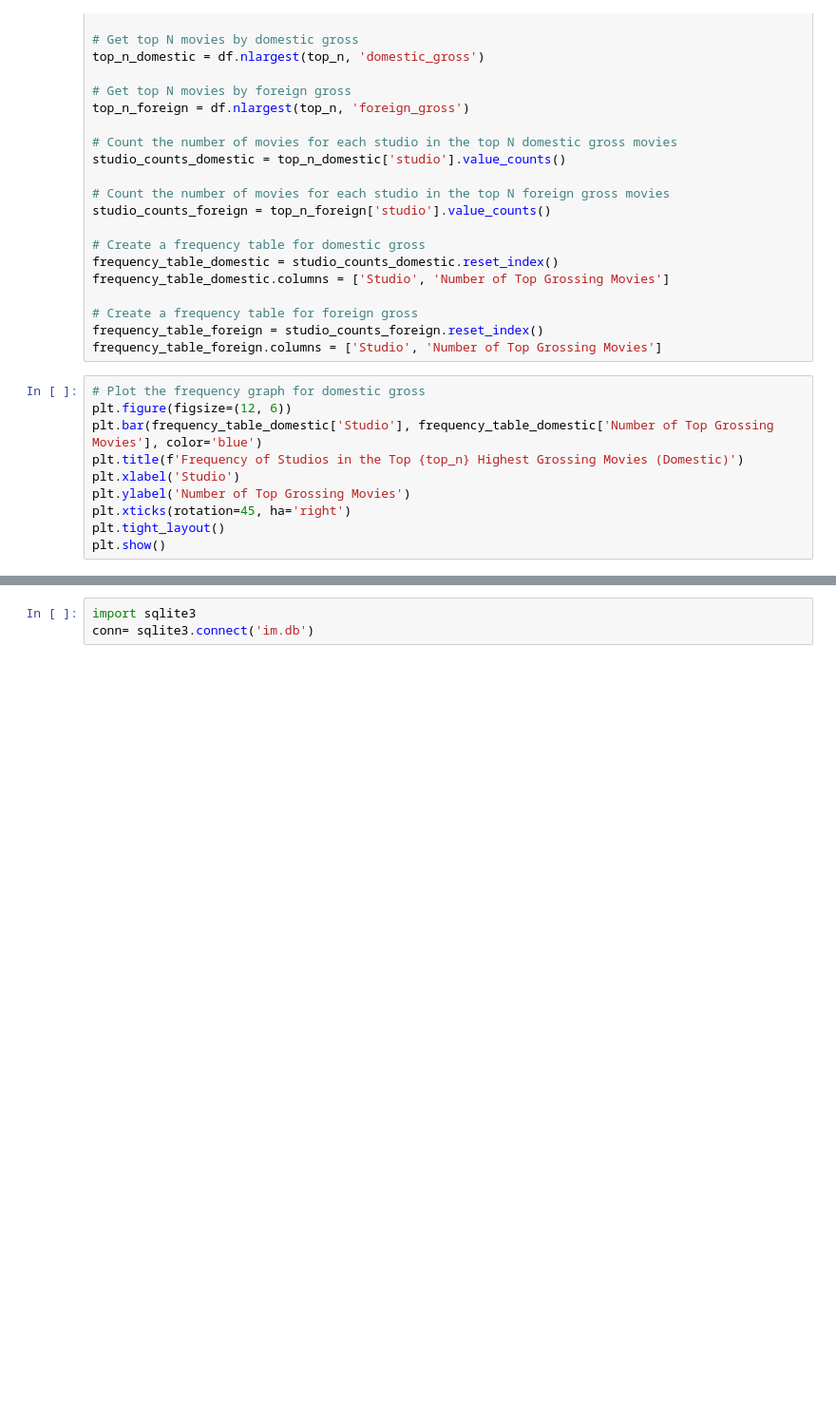
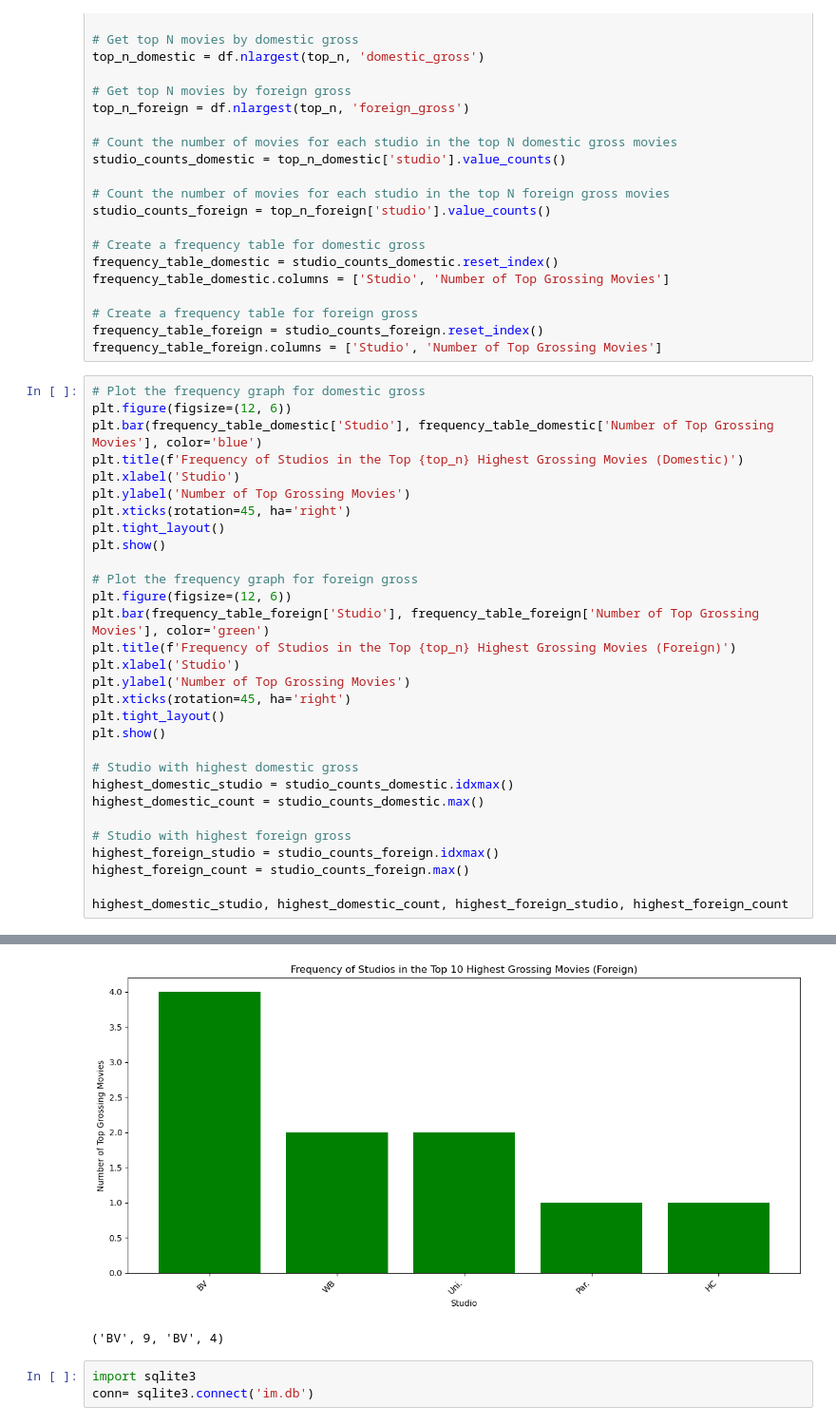
Before and after one commit to Jodhiamboapiyo/Investment-Insights-for-Microsoft-A-Comprehensive-Analysis-of-the-Movie-Studio-Market, a Jupyter notebook: student.ipynb, the cells around one changed output, grey strips where cells are left out. Shown: that part at 95% size. Drawn from its saved outputs; the diff is of its cells as text; blank space fills up the shorter version.

```diff
--- a/student.ipynb
+++ b/student.ipynb
@@ -340,15 +392,37 @@ frequency_table_foreign.columns = ['Studio', 'Number of Top Grossing Movies']
 # %%
 # Plot the frequency graph for domestic gross
 plt.figure(figsize=(12, 6))
 plt.bar(frequency_table_domestic['Studio'], frequency_table_domestic['Number of Top Grossing Movies'], color='blue')
 plt.title(f'Frequency of Studios in the Top {top_n} Highest Grossing Movies (Domestic)')
 plt.xlabel('Studio')
 plt.ylabel('Number of Top Grossing Movies')
 plt.xticks(rotation=45, ha='right')
 plt.tight_layout()
 plt.show()
+
+# Plot the frequency graph for foreign gross
+plt.figure(figsize=(12, 6))
+plt.bar(frequency_table_foreign['Studio'], frequency_table_foreign['Number of Top Grossing Movies'], color='green')
+plt.title(f'Frequency of Studios in the Top {top_n} Highest Grossing Movies (Foreign)')
+plt.xlabel('Studio')
+plt.ylabel('Number of Top Grossing Movies')
+plt.xticks(rotation=45, ha='right')
+plt.tight_layout()
+plt.show()
+
+# Studio with highest domestic gross
+highest_domestic_studio = studio_counts_domestic.idxmax()
+highest_domestic_count = studio_counts_domestic.max()
+
+# Studio with highest foreign gross
+highest_foreign_studio = studio_counts_foreign.idxmax()
+highest_foreign_count = studio_counts_foreign.max()
+
+highest_domestic_studio, highest_domestic_count, highest_foreign_studio, highest_foreign_count
 # %% [output]
 [figure]
+[figure, added]
+('BV', 9, 'BV', 4)
 # %%
 import sqlite3
 conn= sqlite3.connect('im.db')
```
Also changed, not shown: parts of 4 cells of this notebook.
